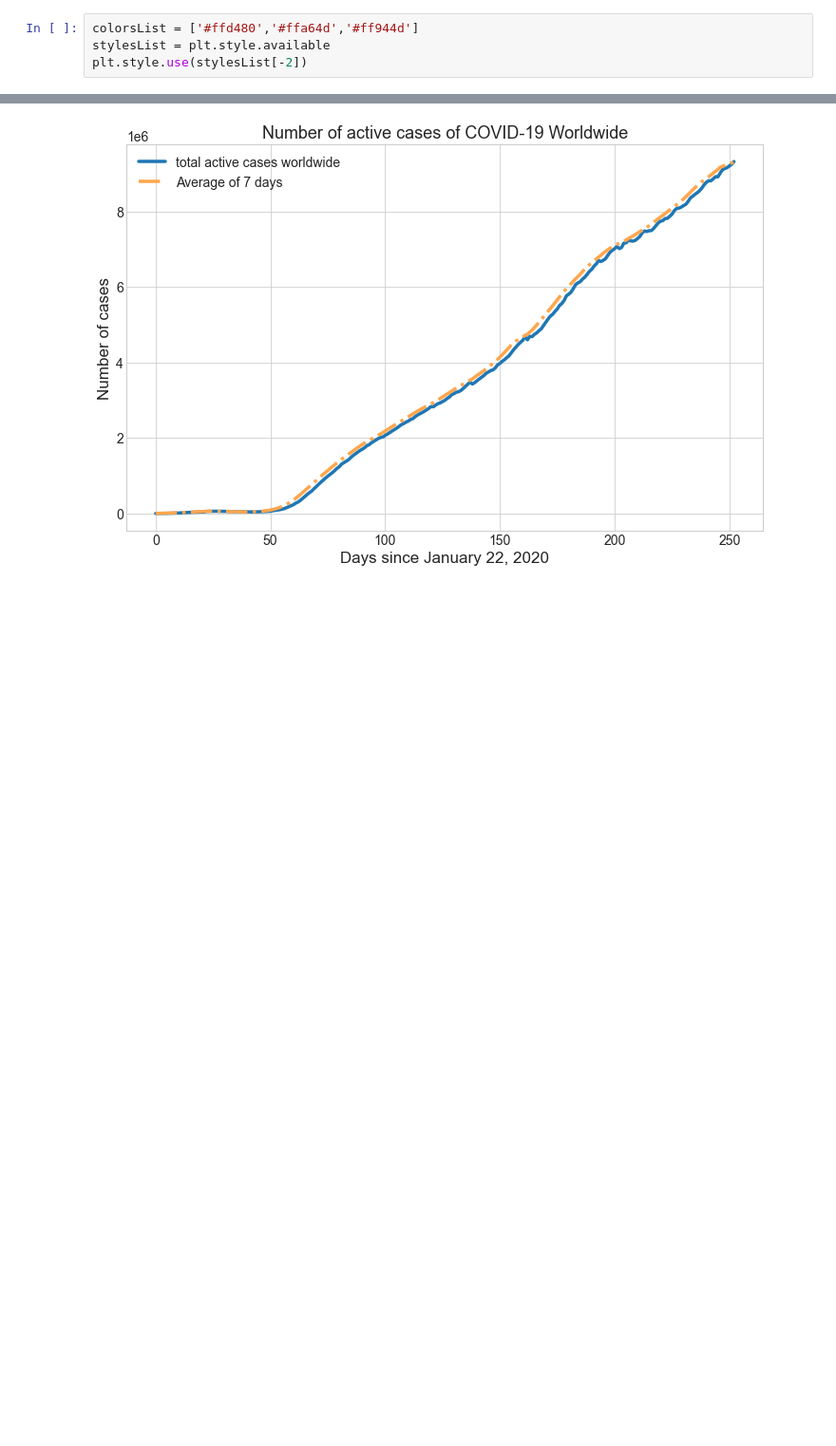
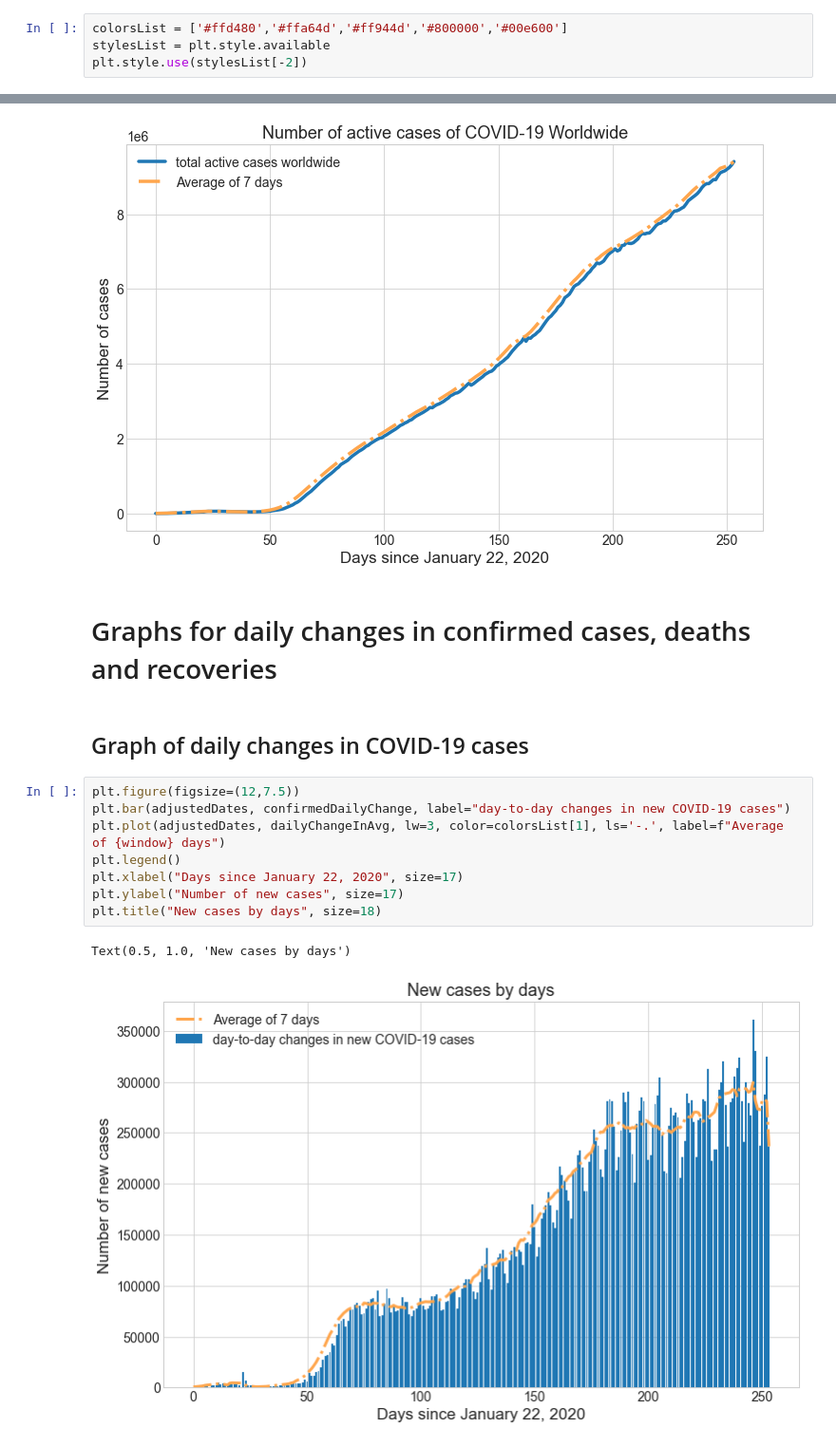
Before and after one commit to Sid1298/Project_COVID-19_Analysis, a Jupyter notebook: covid_prediction.ipynb, the cells around one changed output, grey strips where cells are left out. Shown at 95% size. Saved outputs shown, nothing was run; the diff lists cells and outputs as text; blank space fills up the shorter version.

Commit message:
completed graphs for daily changes in confirmed cases, deaths and recoveries

```diff
--- a/covid_prediction.ipynb
+++ b/covid_prediction.ipynb
@@ -366,7 +366,7 @@ Mean Squared  Error:  161315266098.47107
 adjustedDates = adjustedDates.reshape(1,-1)[0]
 # print(adjustedDates)
 # %%
-colorsList = ['#ffd480','#ffa64d','#ff944d']
+colorsList = ['#ffd480','#ffa64d','#ff944d','#800000','#00e600']
 stylesList = plt.style.available
 plt.style.use(stylesList[-2])
 # %% [markdown]
@@ -425,3 +425,18 @@ plt.title("Number of active cases of COVID-19 Worldwide", size=18)
 # %% [output]
 Text(0.5, 1.0, 'Number of active cases of COVID-19 Worldwide')
 [figure]
+# %% [markdown]
+# Graphs for daily changes in confirmed cases, deaths and recoveries
+# %% [markdown]
+## Graph of daily changes in COVID-19 cases
+# %%
+plt.figure(figsize=(12,7.5))
+plt.bar(adjustedDates, confirmedDailyChange, label="day-to-day changes in new COVID-19 cases")
+plt.plot(adjustedDates, dailyChangeInAvg, lw=3, color=colorsList[1], ls='-.', label=f"Average of {window} days")
+plt.legend()
+plt.xlabel("Days since January 22, 2020", size=17)
+plt.ylabel("Number of new cases", size=17)
+plt.title("New cases by days", size=18)
+# %% [output]
+Text(0.5, 1.0, 'New cases by days')
+[figure, added]
```
Also changed, not shown: parts of 17 cells of this notebook.
